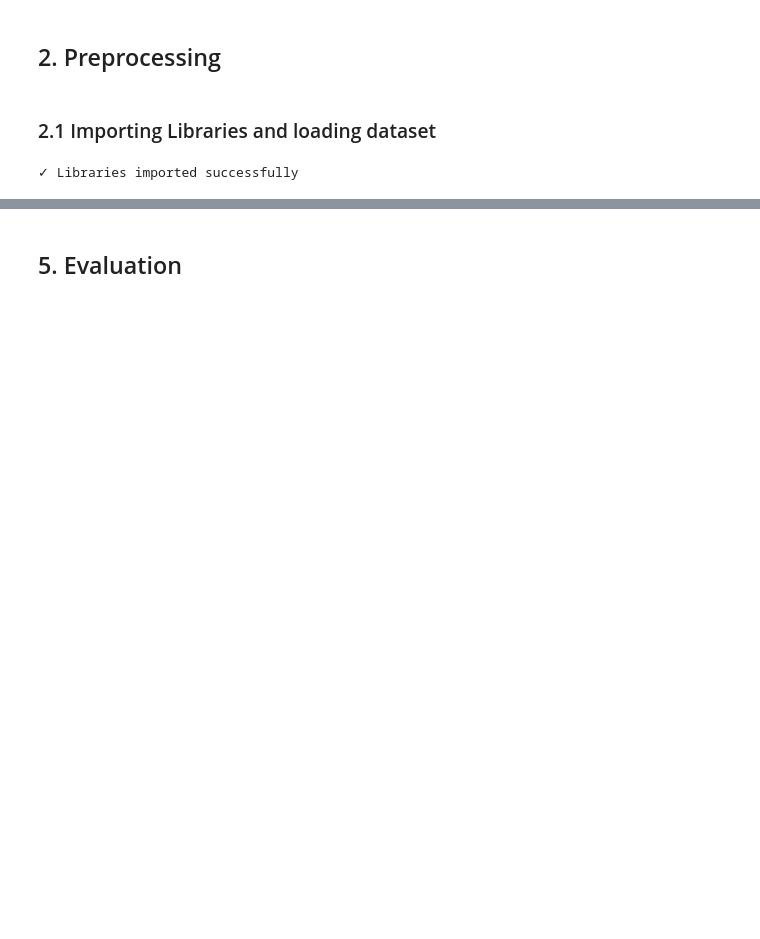
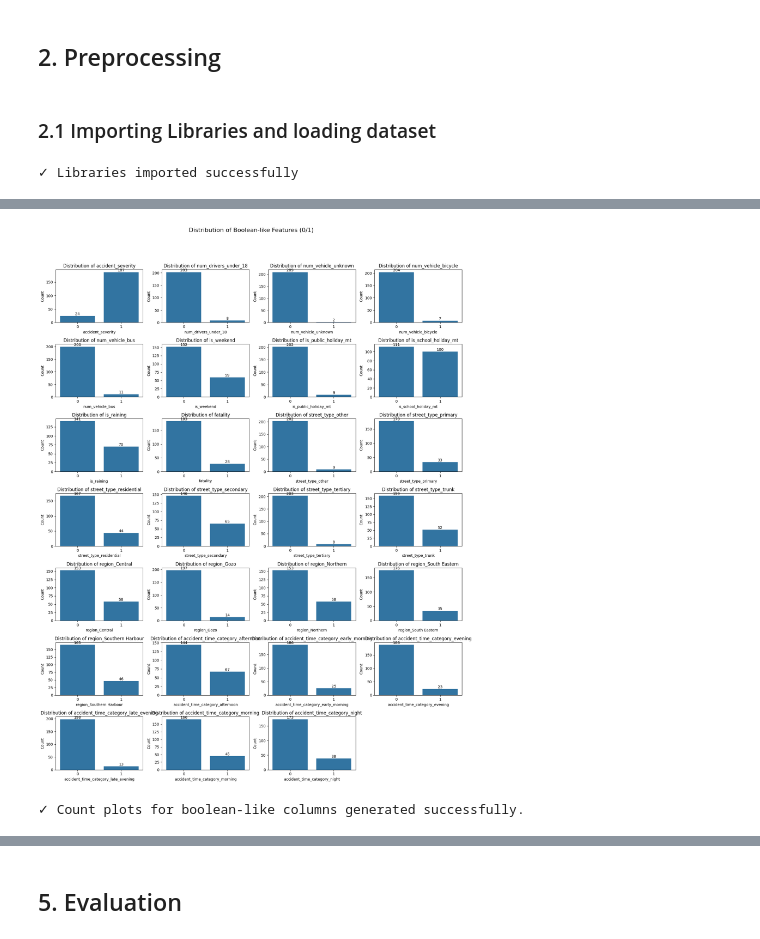
Before and after one commit to michael-vella/ics5110-assignment, a Jupyter notebook: notebooks/individual/michael_mizzi/3_KNN_MMIZZI.ipynb, the cells around one changed output, grey strips where cells are left out. Saved outputs shown, nothing was run; the diff lists cells and outputs as text; code cells hidden in the pictures; blank space fills up the shorter version.

```diff
--- a/notebooks/individual/michael_mizzi/3_KNN_MMIZZI.ipynb
+++ b/notebooks/individual/michael_mizzi/3_KNN_MMIZZI.ipynb
@@ -348,0 +399,33 @@ Research hyper parameters for KNN (use of Gen AI)
+# %%
+# Identify boolean-like columns (columns with exactly two unique values, 0 and 1)
+bool_like_cols = []
+for col in df.columns:
+    if df[col].nunique() == 2 and set(df[col].unique()) == {0, 1}:
+        bool_like_cols.append(col)
+
+if not bool_like_cols:
+    print("No boolean-like columns (0/1) found in the DataFrame to plot.")
+else:
+    n_cols = 4  # Number of columns for the subplot grid
+    n_rows = (len(bool_like_cols) + n_cols - 1) // n_cols # Calculate rows needed
+
+    plt.figure(figsize=(n_cols * 4, n_rows * 3))
+    plt.suptitle('Distribution of Boolean-like Features (0/1)', y=1.02, fontsize=16)
+
+    for i, col in enumerate(bool_like_cols):
+        plt.subplot(n_rows, n_cols, i + 1)
+        sns.countplot(x=df[col])
+        plt.title(f'Distribution of {col}')
+        plt.xlabel(col)
+        plt.ylabel('Count')
+        # Optional: Add value counts as text on bars
+        for container in plt.gca().containers:
+            plt.gca().bar_label(container)
+
+    plt.tight_layout(rect=[0, 0.03, 1, 0.98]) # Adjust layout to prevent title overlap
+    plt.show()
+
+    print("✓ Count plots for boolean-like columns generated successfully.")
+# %% [output]
+[figure, added]
+✓ Count plots for boolean-like columns generated successfully.
```
Also changed, not shown: parts of 109 cells of this notebook.
